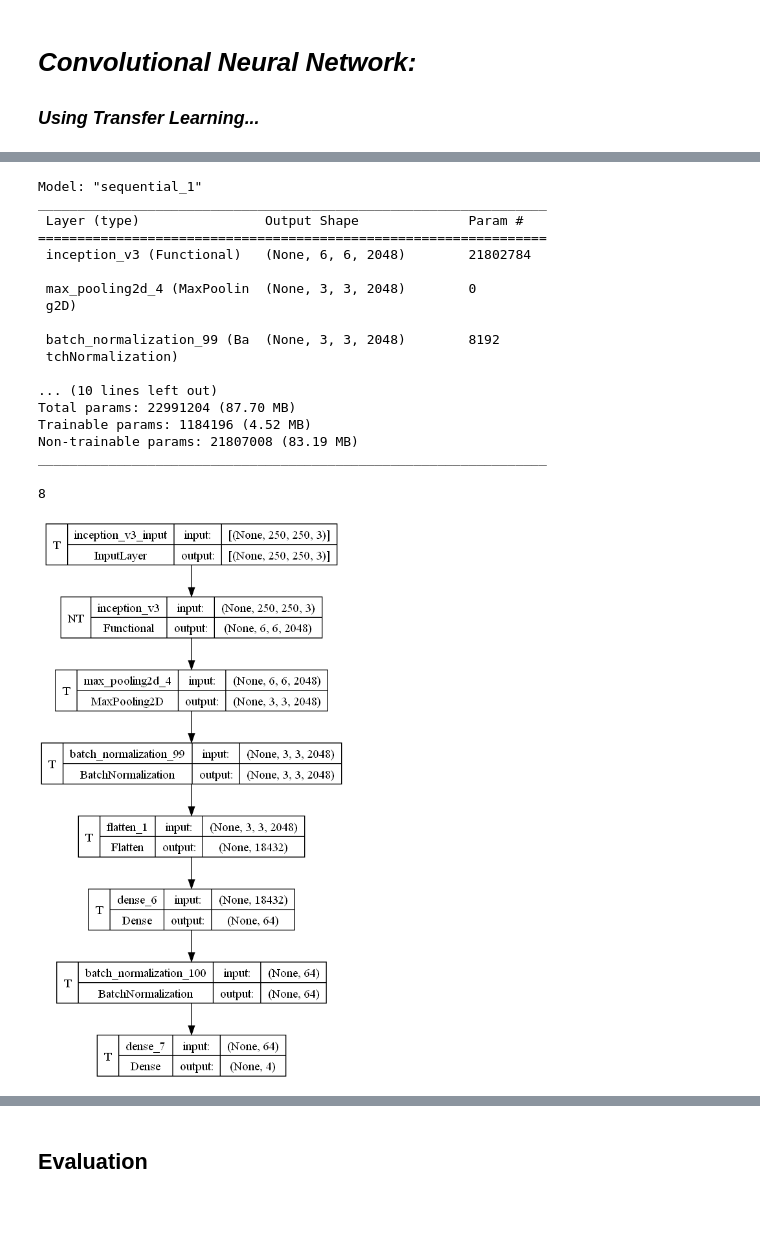
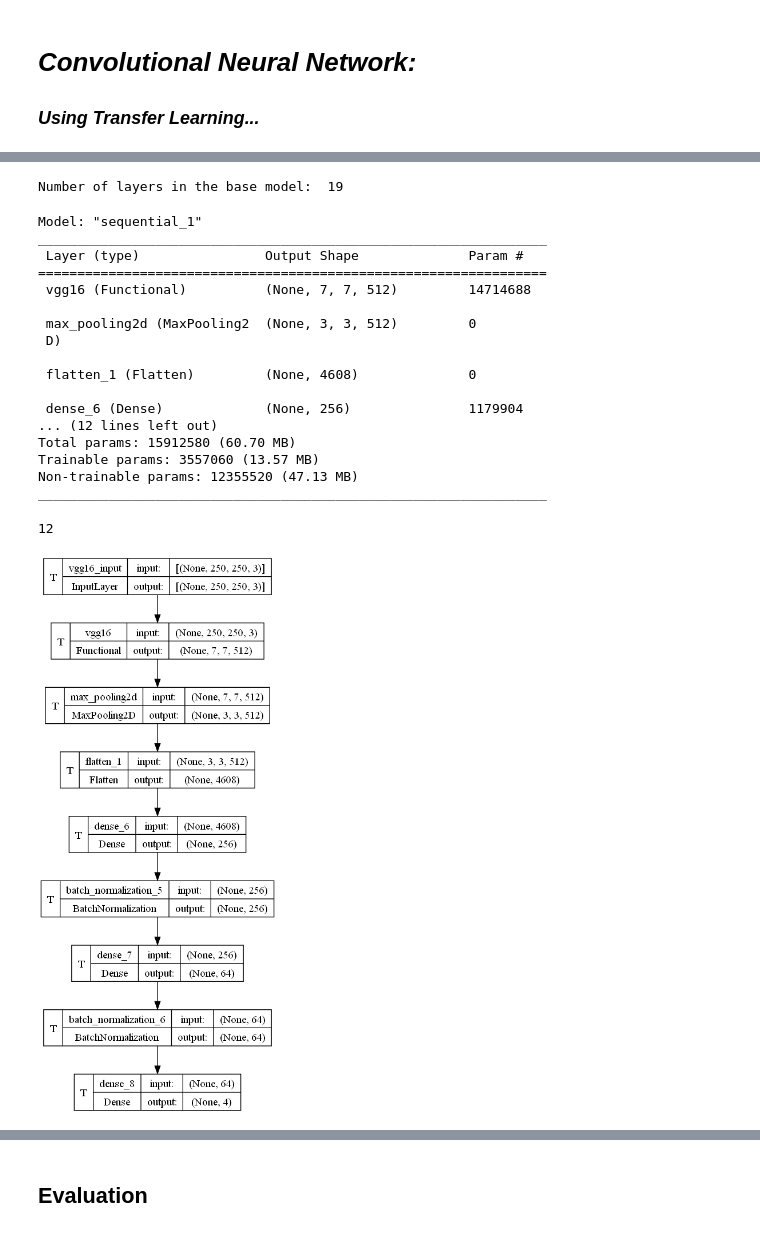
Before and after one commit to IMobinI/Weather-Classification, a Jupyter notebook: Weather Classification.ipynb, the cells around one changed output, grey strips where cells are left out. Drawn from its saved outputs; the diff is of its cells as text; code cells hidden in the pictures.

```diff
--- a/Weather Classification.ipynb
+++ b/Weather Classification.ipynb
@@ -143,10 +139,8 @@ def print_confusion_matrix(y, y_pred):
 # *Model Structure:*
 # %%
 # global parameters:
-initial_epochs = 15
-fine_tune_epochs = 10
-input_shape = (250, 250, 3)
-
+EPOCHS = 20
+IMG_SHAPE = (250, 250, 3)
 LR = 1e-3
 OPTIMIZER = Adamax(LR)
 LOSS = CategoricalCrossentropy()
@@ -228,7 +222,9 @@ Epoch 10/10
 # %%
-base_model_inc = tf.keras.applications.InceptionV3(input_shape = input_shape,
-                                                   include_top = False,
-                                                   weights = "imagenet"
-                                                  )
+base_model = tf.keras.applications.VGG16(include_top=False,
+                                         weights='imagenet',
+                                         input_shape=IMG_SHAPE)
 # %%
-base_model_inc.trainable = False
+base_model.trainable = True
+print("Number of layers in the base model: ", len(base_model.layers))
+# %% [output]
+Number of layers in the base model:  19
@@ -235,41 +237,42 @@ base_model_inc.trainable = False
 # %%
-model_inc = Sequential([
-    base_model_inc,
+model_cnn = Sequential([
+    base_model,
     MaxPooling2D(),
+    Flatten(),
+    Dense(256, 'relu'),
     BatchNormalization(),
-    Flatten(),
     Dense(64, 'relu'),
     BatchNormalization(),
     Dense(len(classes), "softmax")
 ])
 
-model_inc.compile(optimizer = OPTIMIZER, loss = LOSS, metrics = METRICS)
+model_cnn.compile(optimizer = OPTIMIZER, loss = LOSS, metrics = METRICS)
 # %%
-model_inc.summary()
+model_cnn.summary()
 # %% [output]
 Model: "sequential_1"
 _________________________________________________________________
  Layer (type)                Output Shape              Param #
 =================================================================
- inception_v3 (Functional)   (None, 6, 6, 2048)        21802784
+ vgg16 (Functional)          (None, 7, 7, 512)         14714688
 
- max_pooling2d_4 (MaxPoolin  (None, 3, 3, 2048)        0
- g2D)
+ max_pooling2d (MaxPooling2  (None, 3, 3, 512)         0
+ D)
 
- batch_normalization_99 (Ba  (None, 3, 3, 2048)        8192
- tchNormalization)
+ flatten_1 (Flatten)         (None, 4608)              0
 
-... (10 lines left out)
-Total params: 22991204 (87.70 MB)
-Trainable params: 1184196 (4.52 MB)
-Non-trainable params: 21807008 (83.19 MB)
+ dense_6 (Dense)             (None, 256)               1179904
+... (12 lines left out)
+Total params: 15912580 (60.70 MB)
+Trainable params: 3557060 (13.57 MB)
+Non-trainable params: 12355520 (47.13 MB)
 _________________________________________________________________
 # %%
-len(model_inc.trainable_variables)
+len(model_cnn.trainable_variables)
 # %% [output]
-8
+12
 # %%
-plot_model(model_inc, show_shapes = True, show_trainable = True)
+plot_model(model_cnn, show_shapes = True, show_trainable = True)
 # %% [output]
-[figure, old version]
+[figure, new version]
 # %%
```
Also changed, not shown: parts of 26 cells of this notebook.
